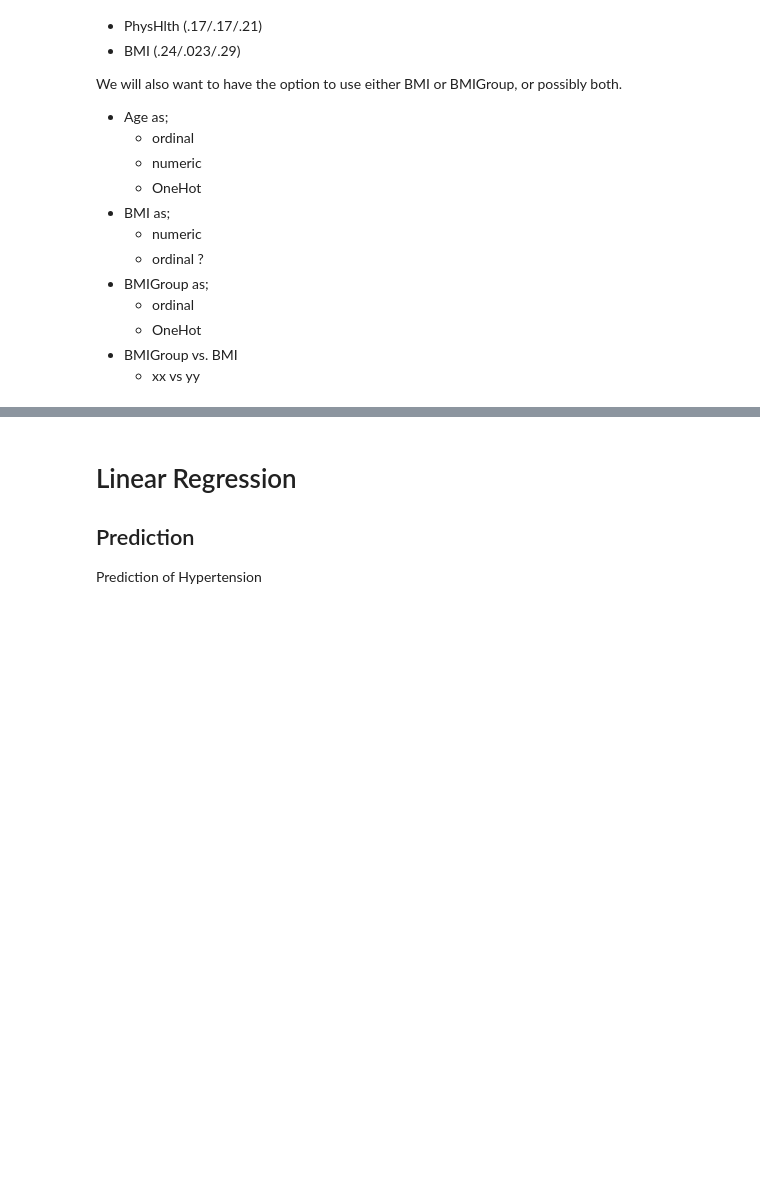
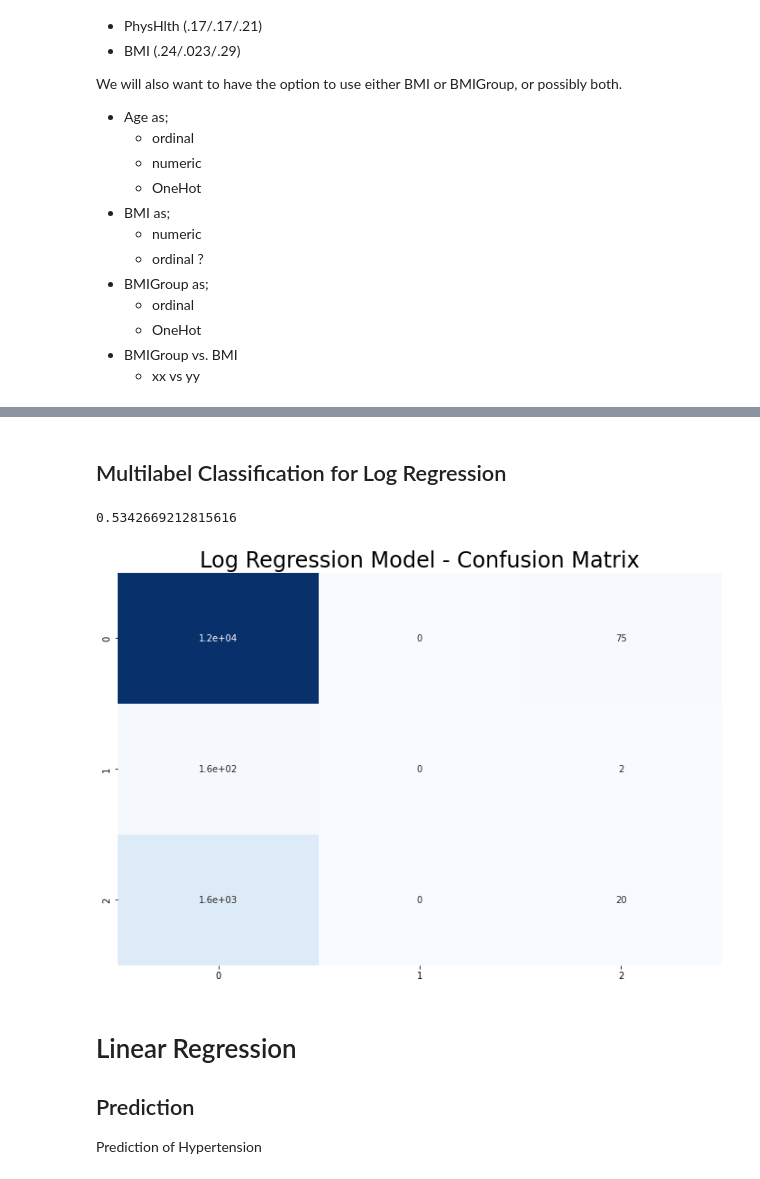
Before and after one commit to CharlesPizza/HealthRiskAssessment, a Jupyter notebook: Health Prediction.ipynb, the cells around one changed output, grey strips where cells are left out. Saved outputs shown, nothing was run; the diff lists cells and outputs as text; code cells hidden in the pictures; blank space fills up the shorter version.

Commit message:
Multiclass LogReg Wrapper

```diff
--- a/Health Prediction.ipynb
+++ b/Health Prediction.ipynb
@@ -485,0 +506,12 @@ health_prepared = full_pipeline.fit_transform(master)
+# %%
+y_train_master = strat_train_set[['Hypertension', 'Stroke', 'Diabetes']]
+y_train_ht, y_train_str, y_train_dbs = y_train_master['Hypertension'],  y_train_master['Stroke'], y_train_master['Diabetes']
+y_train_multilabel = np.c_[y_train_ht, y_train_str, y_train_dbs]
+# %% [markdown]
+## Multilabel Classification for Log Regression
+# %%
+from sklearn.linear_model import LogisticRegression
+from sklearn.multioutput import MultiOutputClassifier
+
+log_reg = LogisticRegression()
+moc = MultiOutputClassifier(log_reg, n_jobs=5).fit(health_prepared, y_train_multilabel)
@@ -486,3 +524,19 @@ health_prepared = full_pipeline.fit_transform(master)
+# %%
+from sklearn.metrics import confusion_matrix, accuracy_score
+X_test_prepared = full_pipeline.fit_transform(X_test)
+prediction = moc.predict(X_test_prepared)
+accuracy_score(y_test_multilabel, prediction)
+# %% [output]
+0.5342669212815616
+# %%
+from sklearn.metrics import plot_confusion_matrix
+cm = confusion_matrix(y_test_master.values.argmax(axis=1), prediction.argmax(axis=1))
+plt.figure(figsize=(12,8))
+con_matrix = sns.heatmap(cm, annot=True, cbar=False, cmap=plt.cm.Blues)
+plt.title('Log Regression Model - Confusion Matrix', fontsize=24)
+plt.show()
+# %% [output]
+[figure, added]
 # %% [markdown]
 # Linear Regression
 ## Prediction
```
Also changed, not shown: parts of 26 cells of this notebook, 3 other files.
